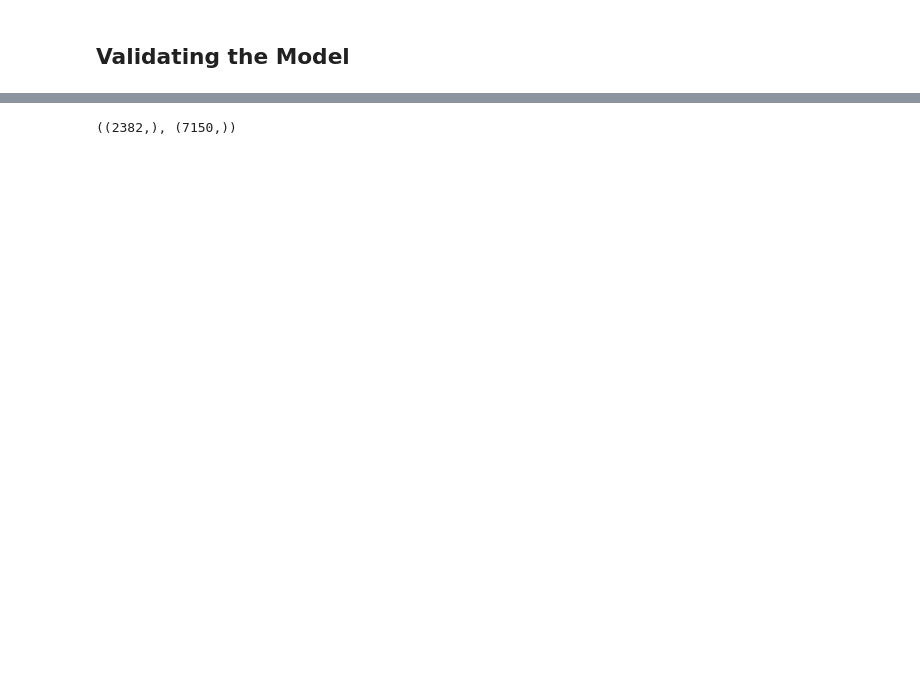
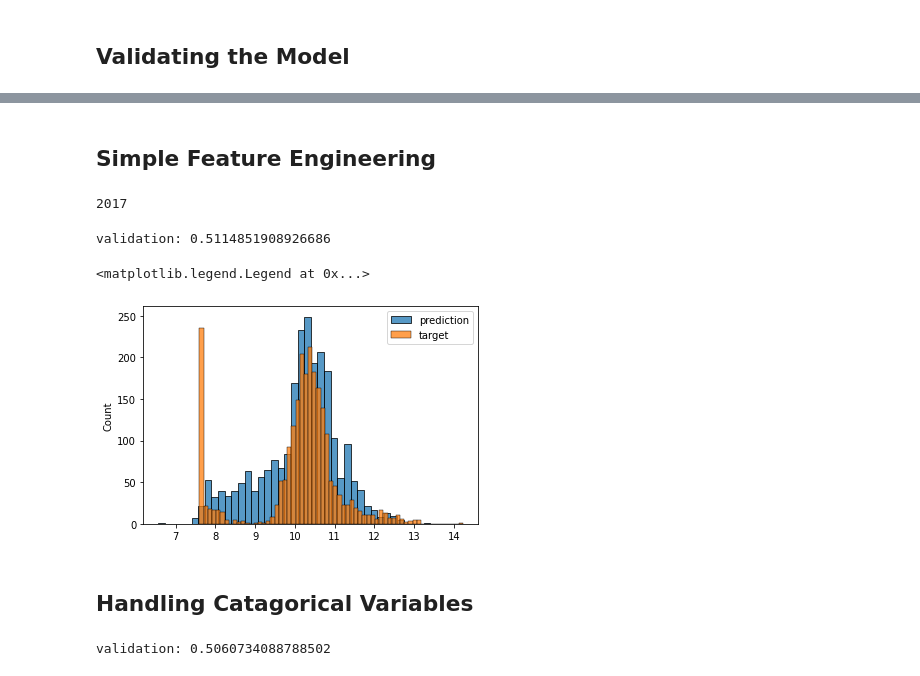
Before and after one commit to shammer83/CarPrice, a Jupyter notebook: CarPrice Regression.ipynb, the cells around one changed output, grey strips where cells are left out. Saved outputs shown, nothing was run; the diff lists cells and outputs as text; code cells hidden in the pictures; blank space fills up the shorter version.

Commit message:
feature engineering up to one-hot encoding vars

```diff
--- a/CarPrice Regression.ipynb
+++ b/CarPrice Regression.ipynb
@@ -128,8 +128,8 @@ df_test = df_shuffled.iloc[n_train+n_val:].copy()
 # we applied added +1 and a log transformation
 
 y_train = np.log1p(df_train.msrp.values)
-y_val = np.log1p(df_train.msrp.values)
-Y_test = np.log1p(df_test.msrp.values)
+y_val = np.log1p(df_val.msrp.values)
+y_test = np.log1p(df_test.msrp.values)
 
 #remove target variable to prevent training the model using the target
 
@@ -212,3 +210,40 @@ ValueError: operands could not be broadcast together with shapes (2382,) (7150,)
+# %% [markdown]
+## Simple Feature Engineering
+# %%
+#determine max year of car
+df_train.year.max()
+# %% [output]
+2017
 # %%
+##subtract max year as an element wise operation
+def prepare_X(df):
+    df = df.copy()
+    features = base.copy()
+
+    df['age'] = 2017 - df.year
+    features.append('age')
+
+    df_num = df[features]
+    df_num = df_num.fillna(0)
+    X = df_num.values
+    return X
-# %% [output]
-((2382,), (7150,))
+# %%
+X_train = prepare_X(df_train)
+w_0, w = train_linear_regression(X_train, y_train)
+
+
+X_val = prepare_X(df_val)
+y_pred = w_0 + X_val.dot(w)
+
+print(f"validation: {rmse(y_val, y_pred)}")
+# %% [output]
+validation: 0.5114851908926686
+# %%
+sns.histplot(y_pred, label = 'prediction')
+sns.histplot(y_val, label = 'target')
+plt.legend()
+# %% [output]
+<matplotlib.legend.Legend at 0x...>
+[figure, added]
+# %% [markdown]
+## Handling Catagorical Variables
@@ -214,0 +283,10 @@ ValueError: operands could not be broadcast together with shapes (2382,) (7150,)
+# %%
+X_train = prepare_X(df_train)
+w_0, w = train_linear_regression(X_train, y_train)
+
+X_val = prepare_X(df_val)
+y_pred = w_0 + X_val.dot(w)
+
+print(f"validation: {rmse(y_val, y_pred)}")
+# %% [output]
+validation: 0.5060734088788502
```
Also changed, not shown: parts of 4 cells of this notebook.
